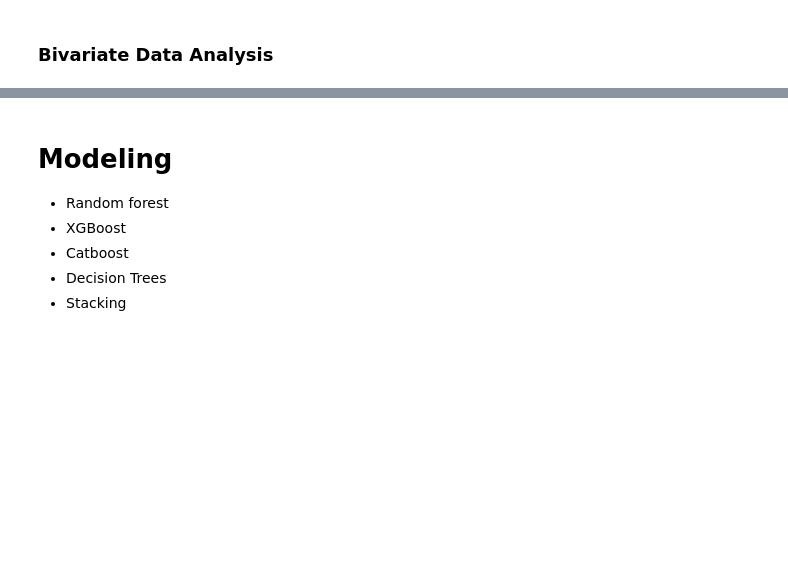
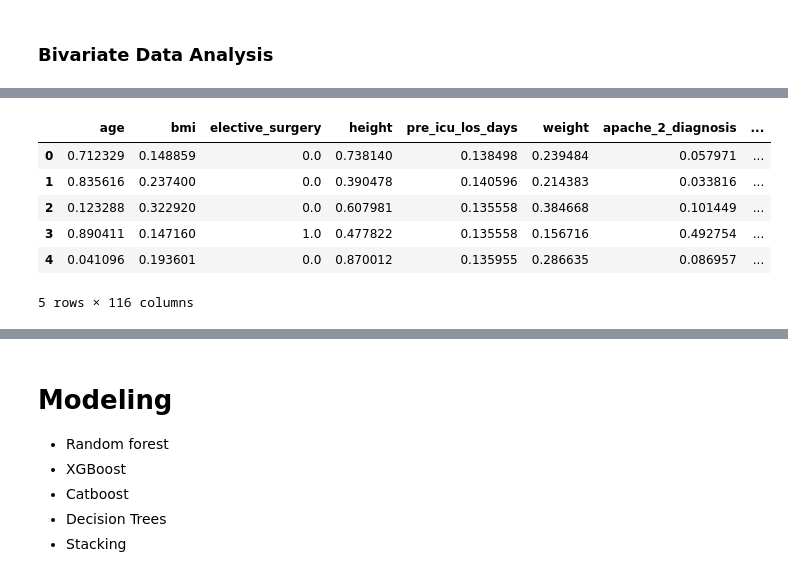
Before and after one commit to pauljhan01/DSP-Final-Project, a Jupyter notebook: FinalProject.ipynb, the cells around one changed output, grey strips where cells are left out. Drawn from its saved outputs; the diff is of its cells as text; code cells hidden in the pictures; blank space fills up the shorter version.

```diff
--- a/FinalProject.ipynb
+++ b/FinalProject.ipynb
@@ -244,0 +271,16 @@ print(df_outliers_removed.shape)
+# %%
+from sklearn.preprocessing import MinMaxScaler
+
+mapper = DataFrameMapper([(df.columns, MinMaxScaler())])
+normal_features = mapper.fit_transform(df.copy(), 4)
+normaldf = pd.DataFrame(normal_features, index=df.index, columns=df.columns)
+# %%
+normaldf.head()
+# %% [output]
+|  | age | bmi | elective_surgery | height | pre_icu_los_days | weight | apache_2_diagnosis | ... |
+| 0 | 0.712329 | 0.148859 | 0.0 | 0.738140 | 0.138498 | 0.239484 | 0.057971 | ... |
+| 1 | 0.835616 | 0.237400 | 0.0 | 0.390478 | 0.140596 | 0.214383 | 0.033816 | ... |
+| 2 | 0.123288 | 0.322920 | 0.0 | 0.607981 | 0.135558 | 0.384668 | 0.101449 | ... |
+| 3 | 0.890411 | 0.147160 | 1.0 | 0.477822 | 0.135558 | 0.156716 | 0.492754 | ... |
+| 4 | 0.041096 | 0.193601 | 0.0 | 0.870012 | 0.135955 | 0.286635 | 0.086957 | ... |
+5 rows × 116 columns
```
Also changed, not shown: parts of 29 cells of this notebook, 1 other file.
